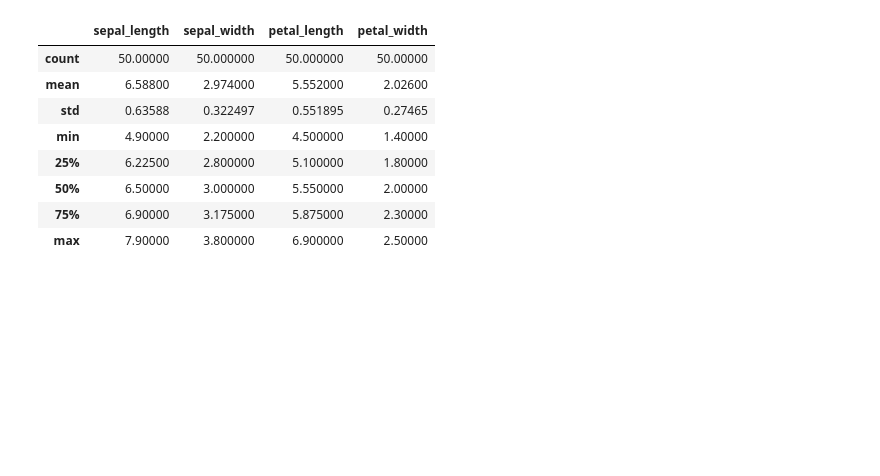
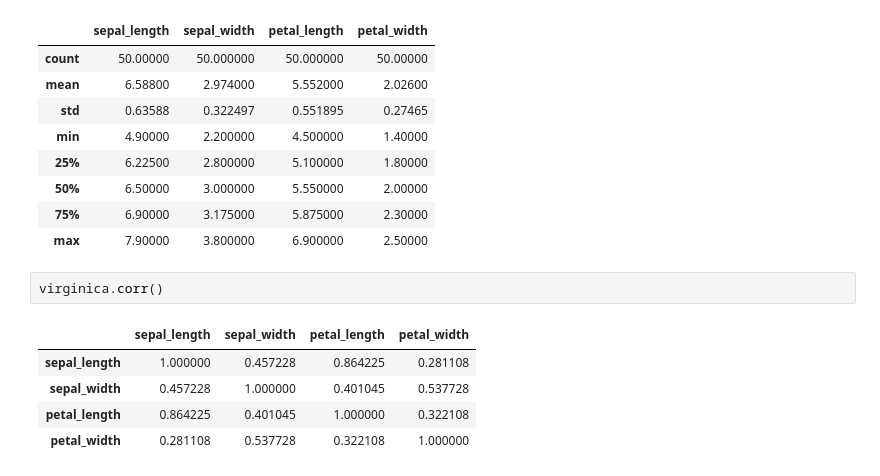
Before and after one commit to jennifer-ryan/iris-data-set-project, a Jupyter notebook: Iris Dataset Exploratory Data Analysis.ipynb, the cells around one changed output. Cells and saved outputs as stored; diff of their text form; blank space fills up the shorter version.

```diff
--- a/Iris Dataset Exploratory Data Analysis.ipynb
+++ b/Iris Dataset Exploratory Data Analysis.ipynb
@@ -236,3 +253,11 @@ virginica.describe()
 | 50% | 6.50000 | 3.000000 | 5.550000 | 2.00000 |
 | 75% | 6.90000 | 3.175000 | 5.875000 | 2.30000 |
 | max | 7.90000 | 3.800000 | 6.900000 | 2.50000 |
+# %%
+virginica.corr()
+# %% [output]
+|  | sepal_length | sepal_width | petal_length | petal_width |
+| sepal_length | 1.000000 | 0.457228 | 0.864225 | 0.281108 |
+| sepal_width | 0.457228 | 1.000000 | 0.401045 | 0.537728 |
+| petal_length | 0.864225 | 0.401045 | 1.000000 | 0.322108 |
+| petal_width | 0.281108 | 0.537728 | 0.322108 | 1.000000 |
```
Also changed, not shown: parts of 6 cells of this notebook.
